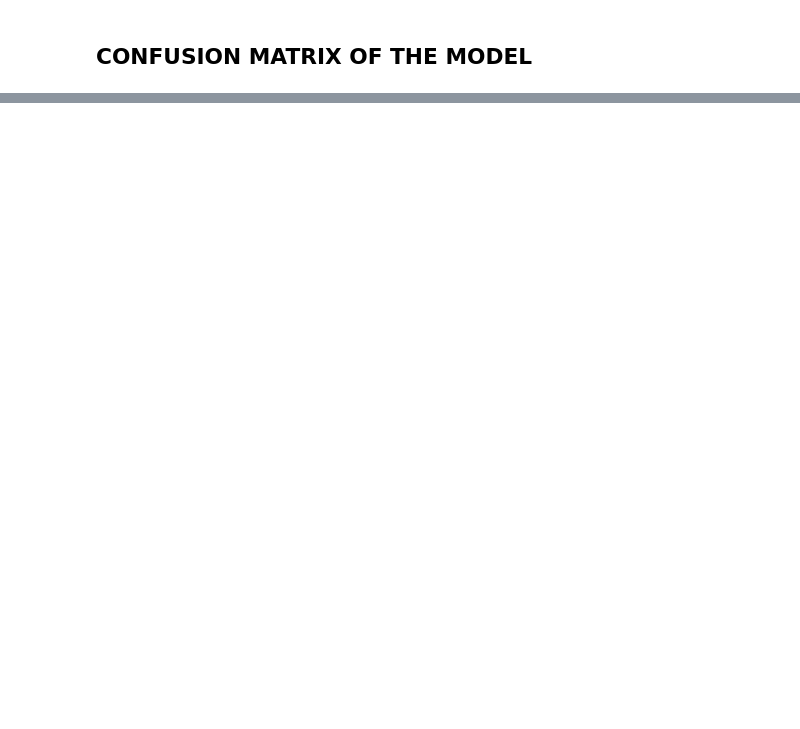
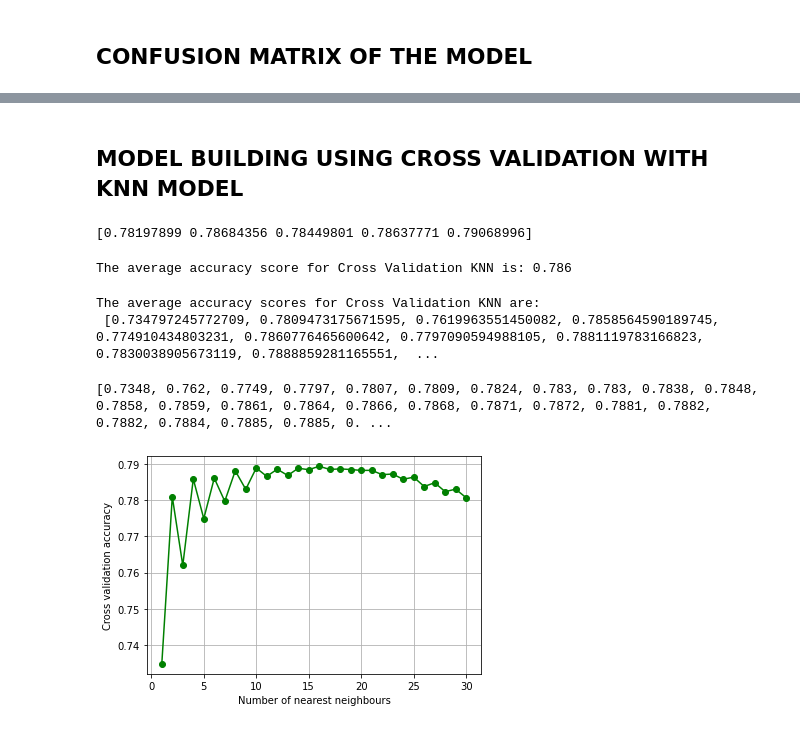
Before and after one commit to Evaldexs/Machine-Learning-Adults-Dataset-Project, a Jupyter notebook: Coursework/Coursework.ipynb, the cells around one changed output, grey strips where cells are left out. Cells and saved outputs as stored; diff of their text form; code cells hidden in the pictures; blank space fills up the shorter version.

```diff
--- a/Coursework/Coursework.ipynb
+++ b/Coursework/Coursework.ipynb
@@ -300,0 +327,47 @@ Recall =  0.9238218967757175
+# %% [markdown]
+## MODEL BUILDING USING CROSS VALIDATION WITH KNN MODEL
+# %%
+#Defining and building the cross validation model with x and y data, where the number of repeats are 5 and target to get is
+#accuracy
+
+scores = cross_val_score(modelKNeighbors, x, y, cv=5, scoring = 'accuracy')
+
+#Printing the gotten results
+print(scores)
+# %% [output]
+[0.78197899 0.78684356 0.78449801 0.78637771 0.79068996]
+# %%
+print("The average accuracy score for Cross Validation KNN is: {:.3f}".format(scores.mean()))
+# %% [output]
+The average accuracy score for Cross Validation KNN is: 0.786
+# %%
+n_scores = [] #List to record average model accuracy for each iteration
+for i in range(1,31): #Iterating trough numbers from 1 to 31
+    modelKNeighbors = KNeighborsClassifier(n_neighbors=i) #Defining KNN with the neighbor number being i (1-31)
+    scores = cross_val_score(modelKNeighbors, x, y, cv=5, scoring = 'accuracy') #Building CV model with the model being KNN
+    n_scores.append(scores.mean()) #Storing the mean scores of the model into n_scores
+
+print("The average accuracy scores for Cross Validation KNN are: \n", n_scores)
+# %% [output]
+The average accuracy scores for Cross Validation KNN are:
+ [0.734797245772709, 0.7809473175671595, 0.7619963551450082, 0.7858564590189745, 0.774910434803231, 0.7860776465600642, 0.7797090594988105, 0.7881119783166823, 0.7830038905673119, 0.7888859281165551,  ...
+# %%
+n_scores2 = [] #Defining a new list to store the float numbers and not the numpy float64 numbers from n_scores
+for i in n_scores: #Iterating through every n_score value
+    n_scores2.append(round(float(i),4)) #Changing and storing the numpy float64 values to be float values with 4 decimal spaces
+print(sorted(n_scores2, key= float)) #Sorting the list from lowest to highest accuracy
+# %% [output]
+[0.7348, 0.762, 0.7749, 0.7797, 0.7807, 0.7809, 0.7824, 0.783, 0.783, 0.7838, 0.7848, 0.7858, 0.7859, 0.7861, 0.7864, 0.7866, 0.7868, 0.7871, 0.7872, 0.7881, 0.7882, 0.7882, 0.7884, 0.7885, 0.7885, 0. ...
+# %%
+#Plotting the n_scores values into a 2D map, where x axis is the K nearest neighbors number
+#and y axis is the accuracy at that point
+
+x=range(1,31)
+y_plt=n_scores
+
+plt.plot(x, y_plt, '-ok',color='green');
+plt.xlabel('Number of nearest neighbours')
+plt.ylabel('Cross validation accuracy')
+plt.grid()
+# %% [output]
+[figure, added]
```
Also changed, not shown: parts of 43 cells of this notebook.
